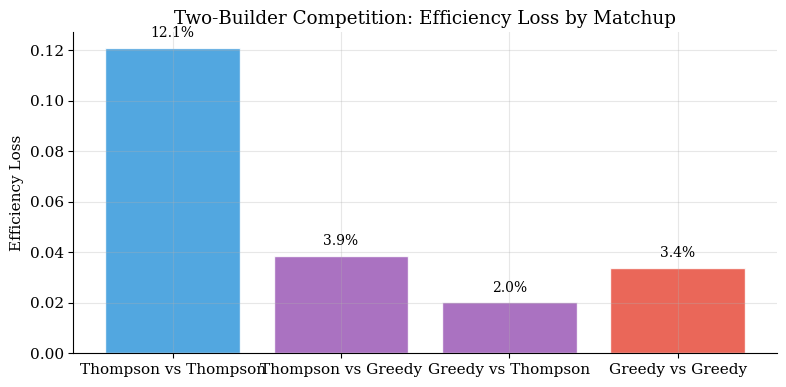
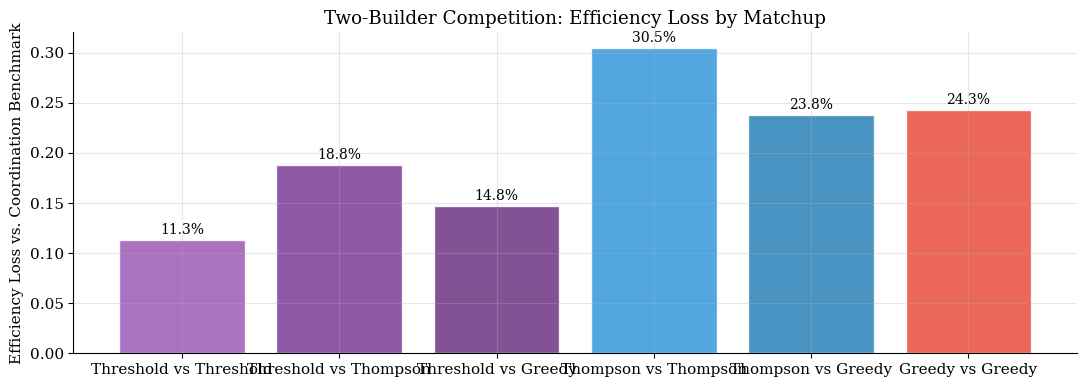
The change to this notebook cell's code, shown as a diff; its figure went from the first image to the second:
--- before
+++ after
@@ -5,17 +5,40 @@
 rng2 = np.random.default_rng(SEED)
 
-# single builder OPT baseline
-single_opts = []
+# Precompute c* once (calibrated to LAM, MU, Exp(1) values)
+np.random.seed(SEED)
+c_star_race = sim.compute_threshold(B=B, lam=LAM, mu=MU)
+
+def run_policy(name, v, g):
+    if len(v) == 0: return 0.0
+    if name == 'Thompson':
+        val, _ = sim.thompson_sampling(v, g, B, mu=MU)
+        return val
+    if name == 'Threshold':
+        return sim.apply_threshold(v, g, c_star_race, B)
+    return sim.greedy_unsorted(v, g, B)  # Greedy
+
+# Coordination benchmark: max of two offline-OPT builders
+# This is the ceiling — the best outcome possible with two independent streams.
+# Using this (not single-builder OPT) ensures efficiency loss is always in [0, 1].
+coord_opts = []
 for _ in range(N_EPISODES):
     T_slot = rng2.exponential(1.0 / MU)
-    n = rng2.poisson(LAM * T_slot)
-    if n == 0: single_opts.append(0.0); continue
-    v = np.random.exponential(1.0, n)
-    g = np.random.randint(1, 6, n).astype(float)
-    single_opts.append(sim.offline_knapsack(v, g, B))
-single_opt_mean = np.mean(single_opts)
+    n1 = rng2.poisson(LAM * T_slot); n2 = rng2.poisson(LAM * T_slot)
+    v1 = np.random.exponential(1.0, n1) if n1 > 0 else np.array([])
+    g1 = np.random.randint(1, 6, n1).astype(float) if n1 > 0 else np.array([])
+    v2 = np.random.exponential(1.0, n2) if n2 > 0 else np.array([])
+    g2 = np.random.randint(1, 6, n2).astype(float) if n2 > 0 else np.array([])
+    coord_opts.append(max(sim.offline_knapsack(v1, g1, B),
+                          sim.offline_knapsack(v2, g2, B)))
+coord_opt_mean = np.mean(coord_opts)
 
-matchups = [('Thompson','Thompson'), ('Thompson','Greedy'),
-            ('Greedy','Thompson'),   ('Greedy','Greedy')]
+matchups = [
+    ('Threshold', 'Threshold'),
+    ('Threshold', 'Thompson'),
+    ('Threshold', 'Greedy'),
+    ('Thompson',  'Thompson'),
+    ('Thompson',  'Greedy'),
+    ('Greedy',    'Greedy'),
+]
 losses = []
 
@@ -28,25 +51,19 @@
             n = rng3.poisson(LAM * T_slot)
             if n == 0: return np.array([]), np.array([])
-            return np.random.exponential(1.0, n), np.random.randint(1,6,n).astype(float)
-        def run(name, v, g):
-            if len(v) == 0: return 0.0
-            if name == 'Thompson':
-                val, _ = sim.thompson_sampling(v, g, B, mu=MU)
-                return val
-            return sim.greedy_unsorted(v, g, B)
+            return np.random.exponential(1.0, n), np.random.randint(1, 6, n).astype(float)
         v1, g1 = draw()
         v2, g2 = draw()
-        winners.append(max(run(p1_name,v1,g1), run(p2_name,v2,g2)))
-    loss = 1.0 - np.mean(winners) / single_opt_mean
+        winners.append(max(run_policy(p1_name, v1, g1), run_policy(p2_name, v2, g2)))
+    loss = 1.0 - np.mean(winners) / coord_opt_mean
     losses.append(loss)
-    print(f'{p1_name} vs {p2_name}: efficiency_loss={loss:.1%}')
+    print(f'{p1_name:10s} vs {p2_name:10s}: efficiency_loss={loss:.1%}')
 
-fig, ax = plt.subplots(figsize=(8, 4))
+fig, ax = plt.subplots(figsize=(11, 4))
 match_labels = [f'{p1} vs {p2}' for p1, p2 in matchups]
-ax.bar(match_labels, losses, color=['#3498db','#9b59b6','#9b59b6','#e74c3c'],
-       alpha=0.85, edgecolor='white')
+colors = ['#9b59b6', '#7d3c98', '#6c3483', '#3498db', '#2980b9', '#e74c3c']
+ax.bar(match_labels, losses, color=colors, alpha=0.85, edgecolor='white')
 for i, val in enumerate(losses):
     ax.text(i, val + 0.003, f'{val:.1%}', ha='center', va='bottom', fontsize=10)
-ax.set_ylabel('Efficiency Loss')
+ax.set_ylabel('Efficiency Loss vs. Coordination Benchmark')
 ax.set_title('Two-Builder Competition: Efficiency Loss by Matchup')
 plt.tight_layout()

Commit: debugged a bit of the resulting figures. Should be final. Interesting findings!